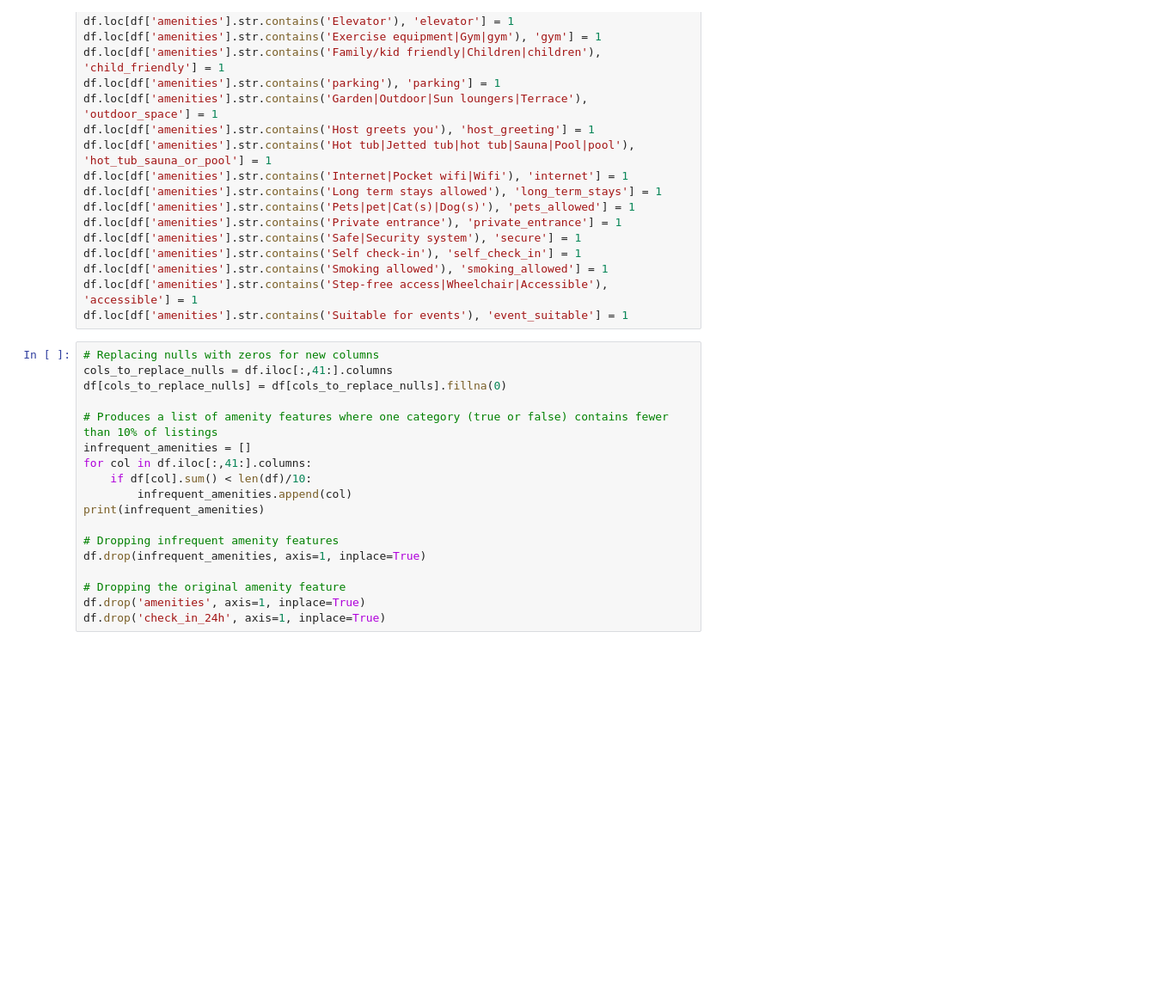
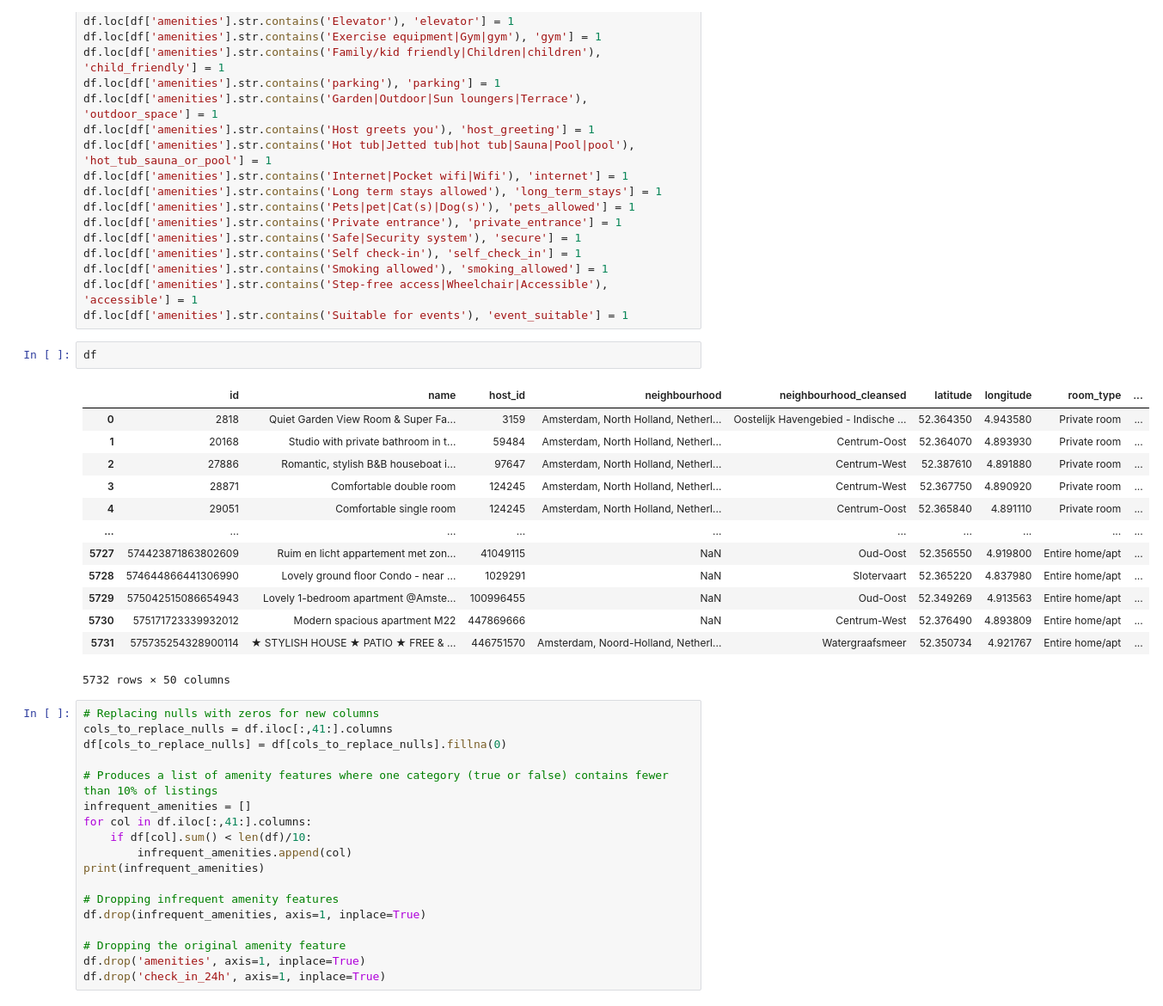
Before and after one commit to nikhil-96/AMS-Airbnb-price-prediction, a Jupyter notebook: Airbnb_price_prediction_(AMS).ipynb, the cells around one changed output. Shown at 86% size. Cells and saved outputs as stored; diff of their text form; blank space fills up the shorter version.

```diff
--- a/Airbnb_price_prediction_(AMS).ipynb
+++ b/Airbnb_price_prediction_(AMS).ipynb
@@ -275,6 +275,22 @@ df.loc[df['amenities'].str.contains('Self check-in'), 'self_check_in'] = 1
 df.loc[df['amenities'].str.contains('Smoking allowed'), 'smoking_allowed'] = 1
 df.loc[df['amenities'].str.contains('Step-free access|Wheelchair|Accessible'), 'accessible'] = 1
 df.loc[df['amenities'].str.contains('Suitable for events'), 'event_suitable'] = 1
+# %%
+df
+# %% [output]
+|  | id | name | host_id | neighbourhood | neighbourhood_cleansed | latitude | longitude | room_type | ... |
+| 0 | 2818 | Quiet Garden View Room & Super Fa... | 3159 | Amsterdam, North Holland, Netherl... | Oostelijk Havengebied - Indische ... | 52.364350 | 4.943580 | Private room | ... |
+| 1 | 20168 | Studio with private bathroom in t... | 59484 | Amsterdam, North Holland, Netherl... | Centrum-Oost | 52.364070 | 4.893930 | Private room | ... |
+| 2 | 27886 | Romantic, stylish B&B houseboat i... | 97647 | Amsterdam, North Holland, Netherl... | Centrum-West | 52.387610 | 4.891880 | Private room | ... |
+| 3 | 28871 | Comfortable double room | 124245 | Amsterdam, North Holland, Netherl... | Centrum-West | 52.367750 | 4.890920 | Private room | ... |
+| 4 | 29051 | Comfortable single room | 124245 | Amsterdam, North Holland, Netherl... | Centrum-Oost | 52.365840 | 4.891110 | Private room | ... |
+| ... | ... | ... | ... | ... | ... | ... | ... | ... | ... |
+| 5727 | 574423871863802609 | Ruim en licht appartement met zon... | 41049115 | NaN | Oud-Oost | 52.356550 | 4.919800 | Entire home/apt | ... |
+| 5728 | 574644866441306990 | Lovely ground floor Condo - near ... | 1029291 | NaN | Slotervaart | 52.365220 | 4.837980 | Entire home/apt | ... |
+| 5729 | 575042515086654943 | Lovely 1-bedroom apartment @Amste... | 100996455 | NaN | Oud-Oost | 52.349269 | 4.913563 | Entire home/apt | ... |
+| 5730 | 575171723339932012 | Modern spacious apartment M22 | 447869666 | NaN | Centrum-West | 52.376490 | 4.893809 | Entire home/apt | ... |
+| 5731 | 575735254328900114 | ★ STYLISH HOUSE ★ PATIO ★ FREE & ... | 446751570 | Amsterdam, Noord-Holland, Netherl... | Watergraafsmeer | 52.350734 | 4.921767 | Entire home/apt | ... |
+5732 rows × 50 columns
 # %%
 # Replacing nulls with zeros for new columns
 cols_to_replace_nulls = df.iloc[:,41:].columns
```
Also changed, not shown: parts of 15 cells of this notebook, 1 other file.
